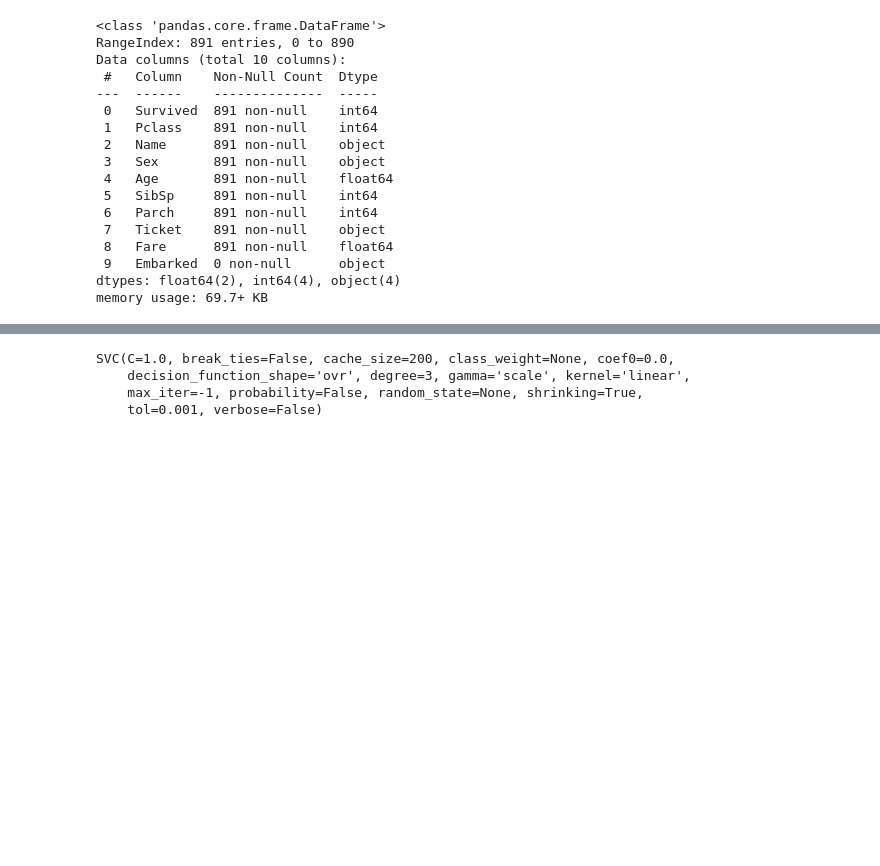
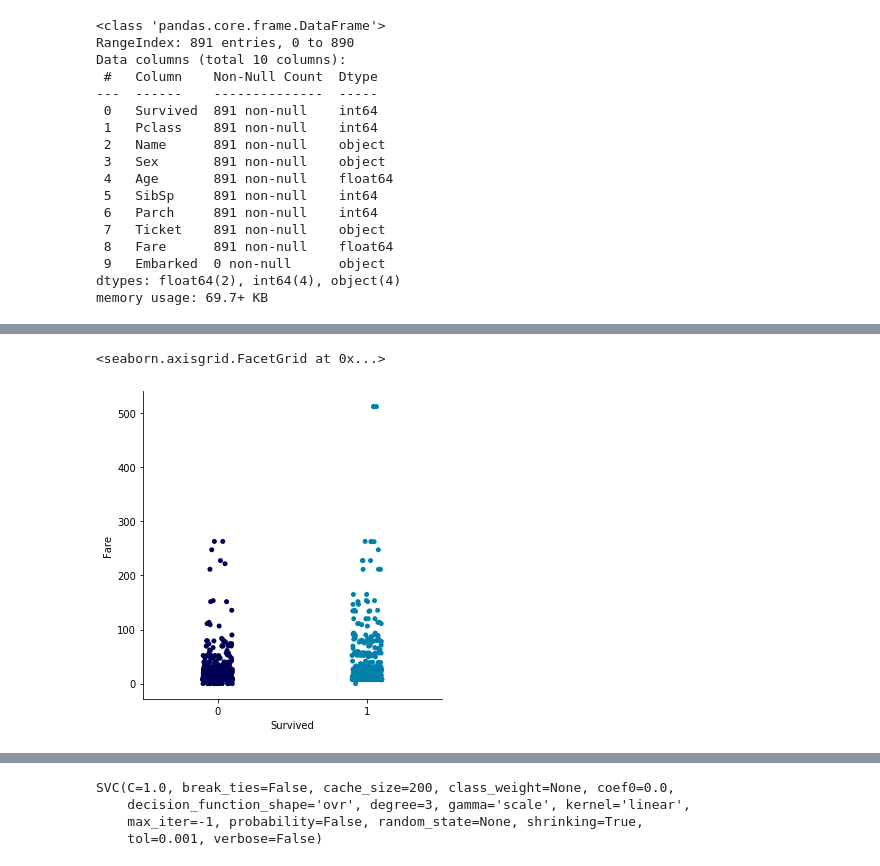
Before and after one commit to ImSahilShaikh/BE_IT_Assignments, a Jupyter notebook: BE_IT/CL-7/Part B - MLA/Assignment 5/Assignment 5.ipynb, the cells around one changed output, grey strips where cells are left out. Drawn from its saved outputs; the diff is of its cells as text; code cells hidden in the pictures; blank space fills up the shorter version.

```diff
--- a/BE_IT/CL-7/Part B - MLA/Assignment 5/Assignment 5.ipynb
+++ b/BE_IT/CL-7/Part B - MLA/Assignment 5/Assignment 5.ipynb
@@ -189,0 +225,5 @@ train.head()
+# %%
+sns.catplot(x="Survived", y="Fare",data=train,palette="ocean")
+# %% [output]
+<seaborn.axisgrid.FacetGrid at 0x...>
+[figure, added]
```
Also changed, not shown: parts of 18 cells of this notebook.
